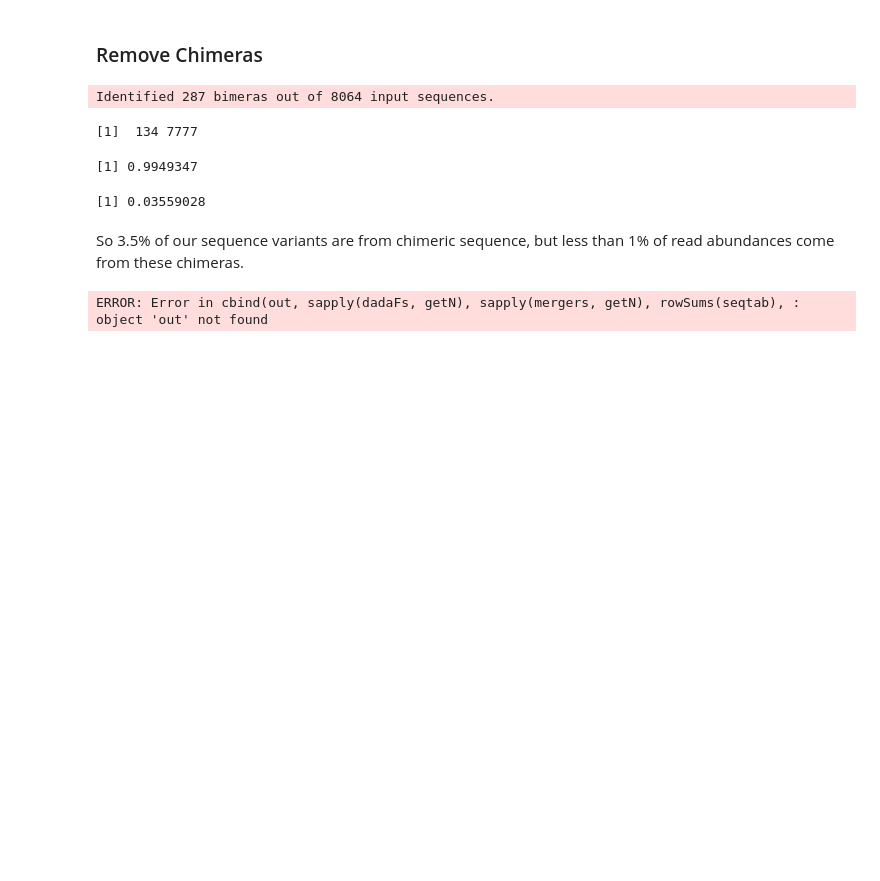
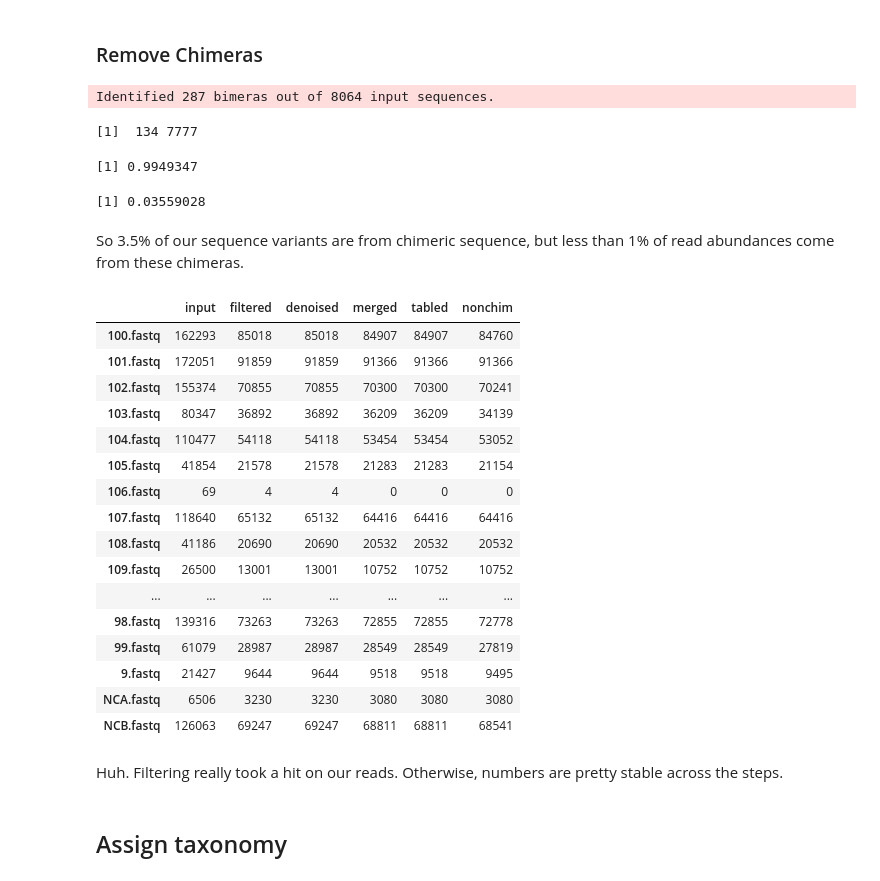
Before and after one commit to danchurch/taiwan_dada2, a Jupyter notebook: dada2pipeline.ipynb, the cells around one changed output. Cells and saved outputs as stored; diff of their text form; code cells hidden in the pictures; blank space fills up the shorter version.

```diff
--- a/dada2pipeline.ipynb
+++ b/dada2pipeline.ipynb
@@ -1249,9 +1258,30 @@ So 3.5% of our sequence variants are from chimeric sequence, but less than 1% of
 # %%
 getN <- function(x) sum(getUniques(x))
 track <- cbind(out, sapply(dadaFs, getN), sapply(mergers, getN), rowSums(seqtab), rowSums(seqtab.nochim))
-# If processing a single sample, remove the sapply calls: e.g. replace sapply(dadaFs, getN) with getN(dadaFs)
 colnames(track) <- c("input", "filtered", "denoised", "merged", "tabled", "nonchim")
 rownames(track) <- sample.names
-head(track)
-# %% [output]
-ERROR: Error in cbind(out, sapply(dadaFs, getN), sapply(mergers, getN), rowSums(seqtab), : object 'out' not found
+# %%
+track
+# %% [output]
+|  | input | filtered | denoised | merged | tabled | nonchim |
+| 100.fastq | 162293 | 85018 | 85018 | 84907 | 84907 | 84760 |
+| 101.fastq | 172051 | 91859 | 91859 | 91366 | 91366 | 91366 |
+| 102.fastq | 155374 | 70855 | 70855 | 70300 | 70300 | 70241 |
+| 103.fastq | 80347 | 36892 | 36892 | 36209 | 36209 | 34139 |
+| 104.fastq | 110477 | 54118 | 54118 | 53454 | 53454 | 53052 |
+| 105.fastq | 41854 | 21578 | 21578 | 21283 | 21283 | 21154 |
+| 106.fastq | 69 | 4 | 4 | 0 | 0 | 0 |
+| 107.fastq | 118640 | 65132 | 65132 | 64416 | 64416 | 64416 |
+| 108.fastq | 41186 | 20690 | 20690 | 20532 | 20532 | 20532 |
+| 109.fastq | 26500 | 13001 | 13001 | 10752 | 10752 | 10752 |
+| ... | ... | ... | ... | ... | ... | ... |
+| 98.fastq | 139316 | 73263 | 73263 | 72855 | 72855 | 72778 |
+| 99.fastq | 61079 | 28987 | 28987 | 28549 | 28549 | 27819 |
+| 9.fastq | 21427 | 9644 | 9644 | 9518 | 9518 | 9495 |
+| NCA.fastq | 6506 | 3230 | 3230 | 3080 | 3080 | 3080 |
+| NCB.fastq | 126063 | 69247 | 69247 | 68811 | 68811 | 68541 |
+# %% [markdown]
+Huh. Filtering really took a hit on our reads. Otherwise, numbers are pretty stable across the steps.
+# %% [markdown]
+<a id='leafTax'></a>
+<h2>Assign taxonomy</h2>
```
Also changed, not shown: parts of 7 cells of this notebook, 2 other files.
